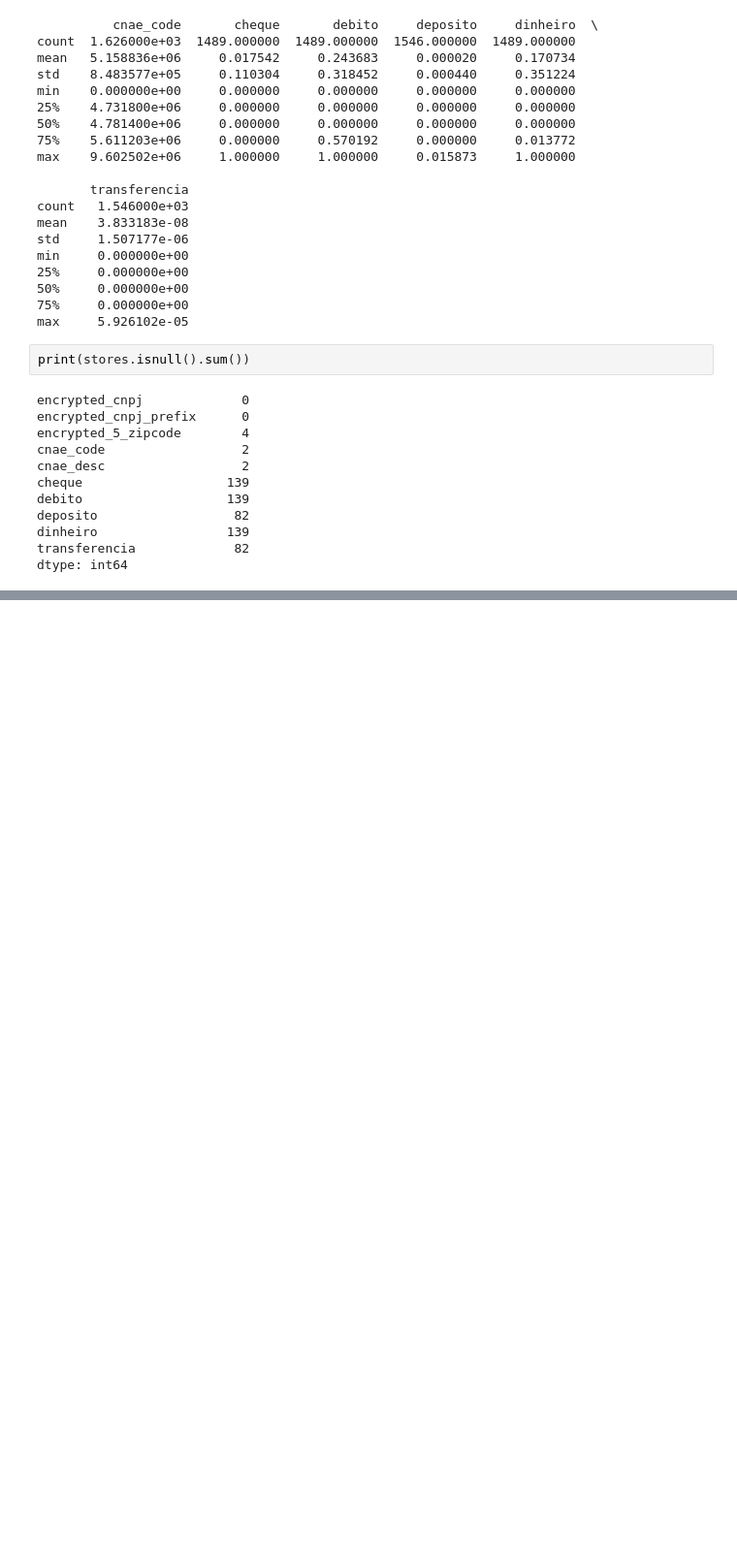
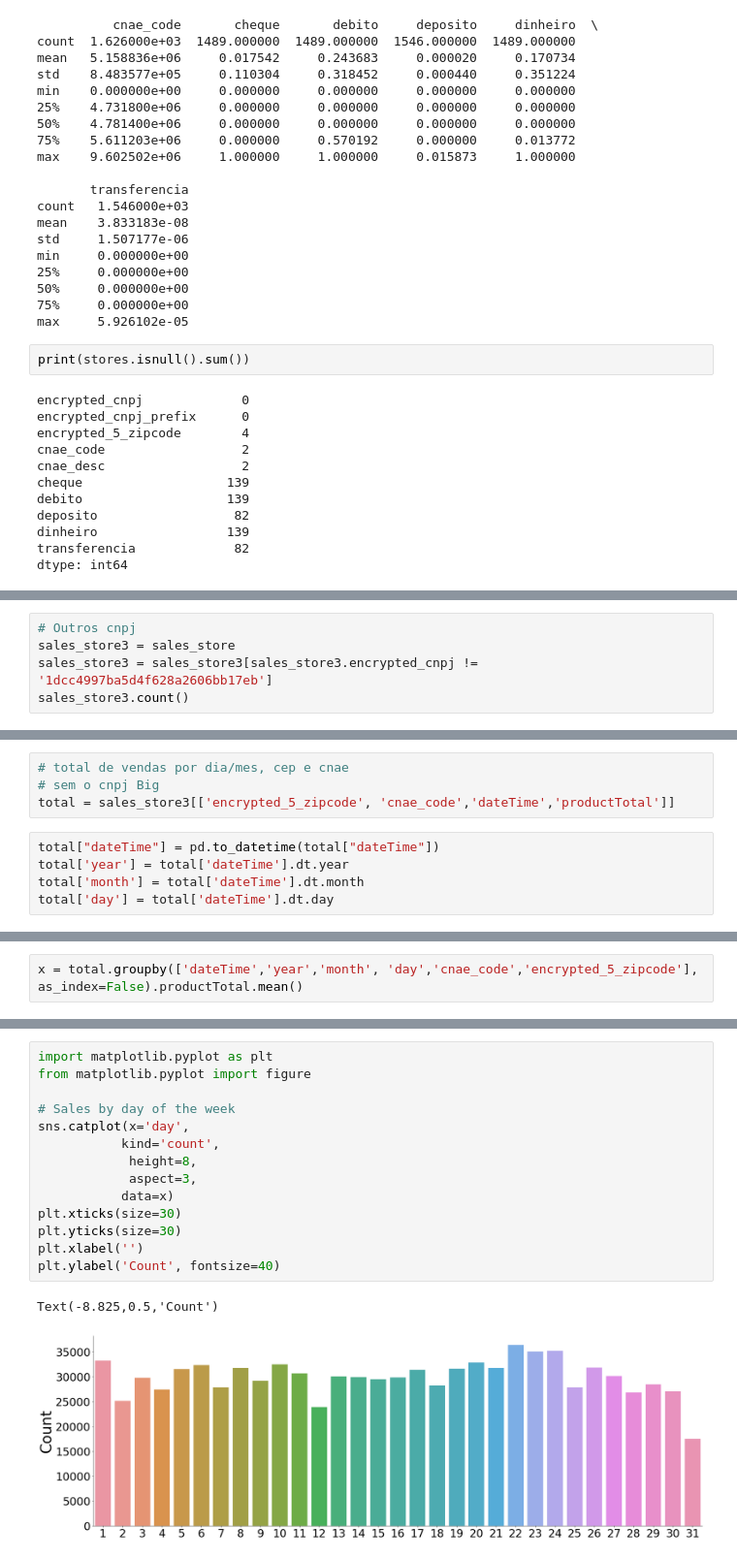
Before and after one commit to Nichbarbosa/Hackathon_FIAP, a Jupyter notebook: hipot2/[Hipot 2] Habito Consumo.ipynb, the cells around one changed output, grey strips where cells are left out. Shown: that part at 97% size. Saved outputs shown, nothing was run; the diff lists cells and outputs as text; blank space fills up the shorter version.

```diff
--- a/hipot2/[Hipot 2] Habito Consumo.ipynb
+++ b/hipot2/[Hipot 2] Habito Consumo.ipynb
@@ -94,0 +359,5 @@ transferencia'''
+# %%
+# Outros cnpj
+sales_store3 = sales_store
+sales_store3 = sales_store3[sales_store3.encrypted_cnpj != '1dcc4997ba5d4f628a2606bb17eb']
+sales_store3.count()
@@ -94,0 +382,9 @@ transferencia'''
+# %%
+# total de vendas por dia/mes, cep e cnae
+# sem o cnpj Big
+total = sales_store3[['encrypted_5_zipcode', 'cnae_code','dateTime','productTotal']]
+# %%
+total["dateTime"] = pd.to_datetime(total["dateTime"])
+total['year'] = total['dateTime'].dt.year
+total['month'] = total['dateTime'].dt.month
+total['day'] = total['dateTime'].dt.day
@@ -94,0 +407,2 @@ transferencia'''
+# %%
+x = total.groupby(['dateTime','year','month', 'day','cnae_code','encrypted_5_zipcode'], as_index=False).productTotal.mean()
@@ -94,0 +438,17 @@ transferencia'''
+# %%
+import matplotlib.pyplot as plt
+from matplotlib.pyplot import figure
+
+# Sales by day of the week
+sns.catplot(x='day',
+           kind='count',
+            height=8,
+            aspect=3,
+           data=x)
+plt.xticks(size=30)
+plt.yticks(size=30)
+plt.xlabel('')
+plt.ylabel('Count', fontsize=40)
+# %% [output]
+Text(-8.825,0.5,'Count')
+[figure, added]
```
Also changed, not shown: parts of 52 cells of this notebook.
